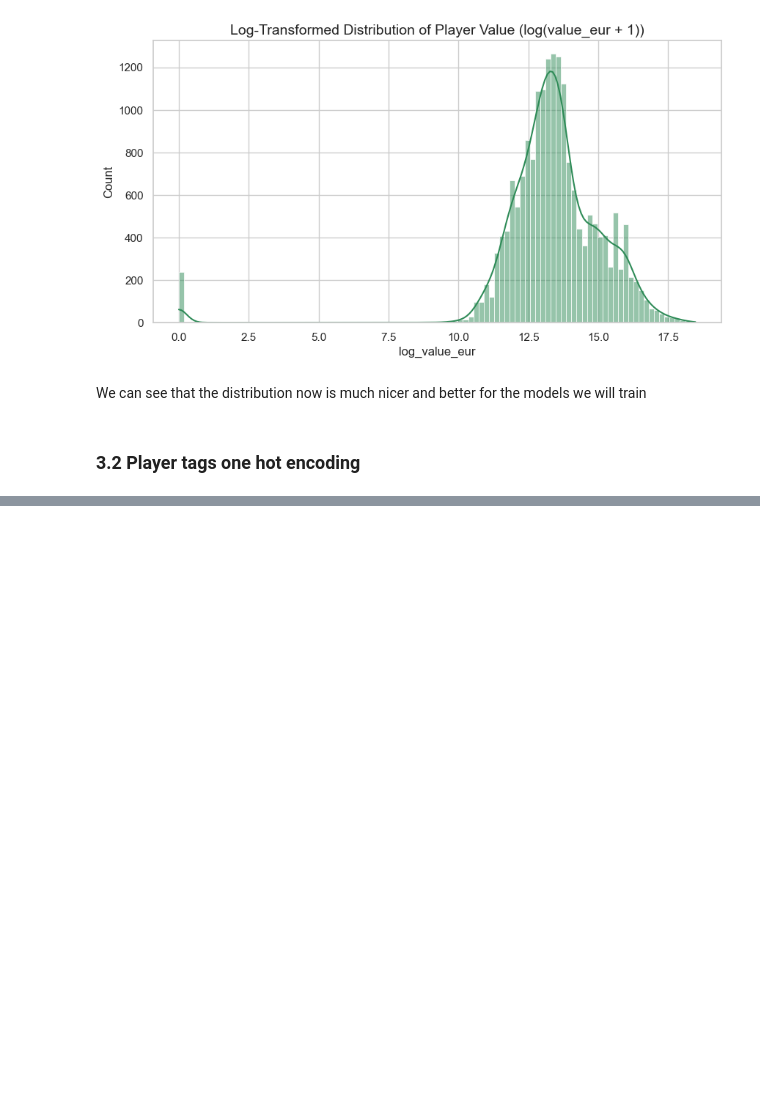
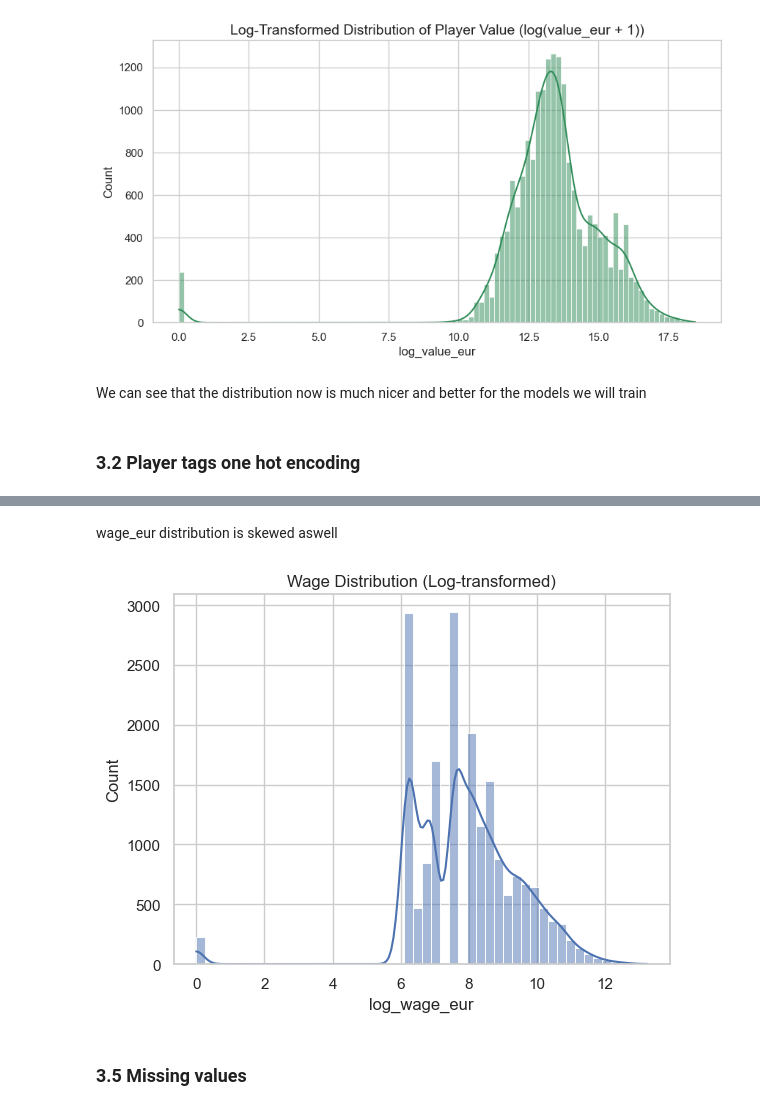
Before and after one commit to filiprares/data-science-internship, a Jupyter notebook: notebooks/week1_data_exploration.ipynb, the cells around one changed output, grey strips where cells are left out. Saved outputs shown, nothing was run; the diff lists cells and outputs as text; code cells hidden in the pictures; blank space fills up the shorter version.

```diff
--- a/notebooks/week1_data_exploration.ipynb
+++ b/notebooks/week1_data_exploration.ipynb
@@ -693,0 +822,12 @@ ModuleNotFoundError: No module named 'threadpoolctl'
+# %% [markdown]
+wage_eur distribution is skewed aswell
+# %%
+import numpy as np
+
+fifa['log_wage_eur'] = np.log1p(fifa['wage_eur'])
+# %%
+sns.histplot(fifa['log_wage_eur'], bins=50, kde=True)
+plt.title('Wage Distribution (Log-transformed)')
+plt.show()
+# %% [output]
+[figure, added]
@@ -693,0 +836,2 @@ ModuleNotFoundError: No module named 'threadpoolctl'
+# %% [markdown]
+### 3.5 Missing values
```
Also changed, not shown: parts of 65 cells of this notebook.
